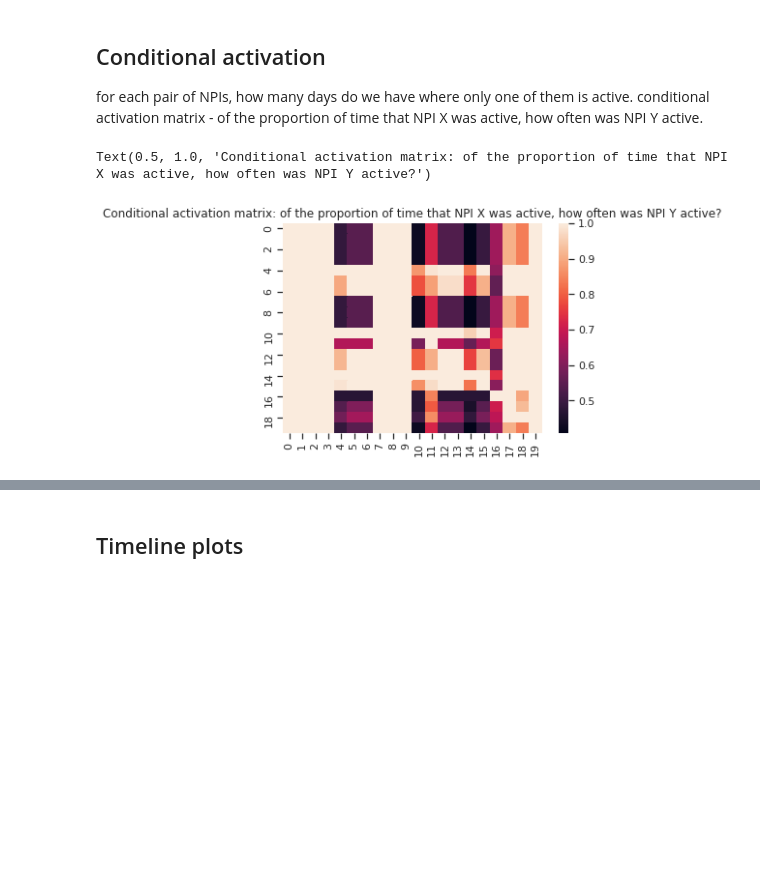
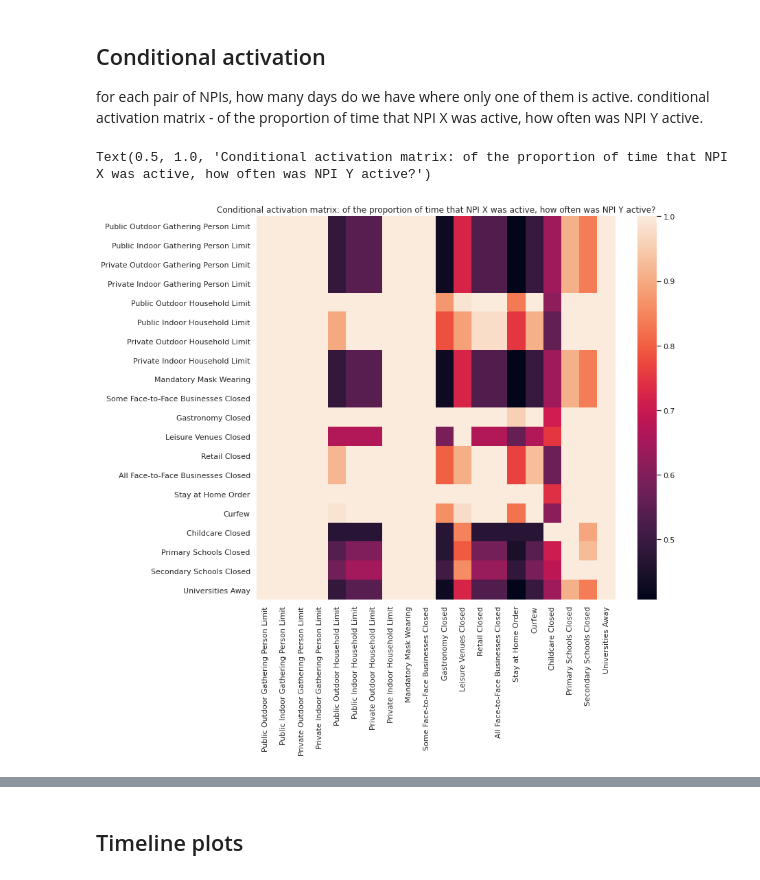
Before and after one commit to MrinankSharma/COVID19NPISecondWave, a Jupyter notebook: notebooks/exploratory_data_analysis.ipynb, the cells around one changed output, grey strips where cells are left out. Cells and saved outputs as stored; diff of their text form; code cells hidden in the pictures; blank space fills up the shorter version.

```diff
--- a/notebooks/exploratory_data_analysis.ipynb
+++ b/notebooks/exploratory_data_analysis.ipynb
@@ -169,8 +172,9 @@ for i in range(len(CMs)):
         proportional_activations[i, j] = proportional_activation(CMs[i], CMs[j])
         activation_differences[i, j] = activation_difference(CMs[i], CMs[j])
 # %%
-sns.heatmap(proportional_activations).set_title('Conditional activation matrix: of the proportion of time that NPI X was active, how often was NPI Y active?')
+sns.heatmap(proportional_activations, xticklabels = CMs, yticklabels = CMs).set_title('Conditional activation matrix: of the proportion of time that NPI X was active, how often was NPI Y active?')
+# sns.set(rc={'figure.figsize':(11.7,10.27)})
 # %% [output]
 Text(0.5, 1.0, 'Conditional activation matrix: of the proportion of time that NPI X was active, how often was NPI Y active?')
-[figure, old version]
+[figure, new version]
 # %%
```
Also changed, not shown: parts of 5 cells of this notebook.
